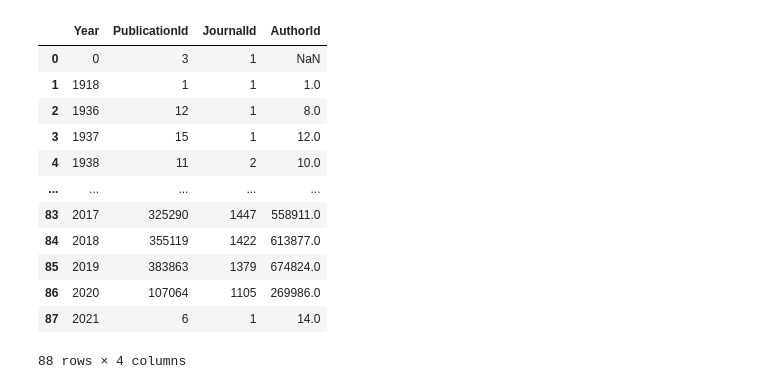
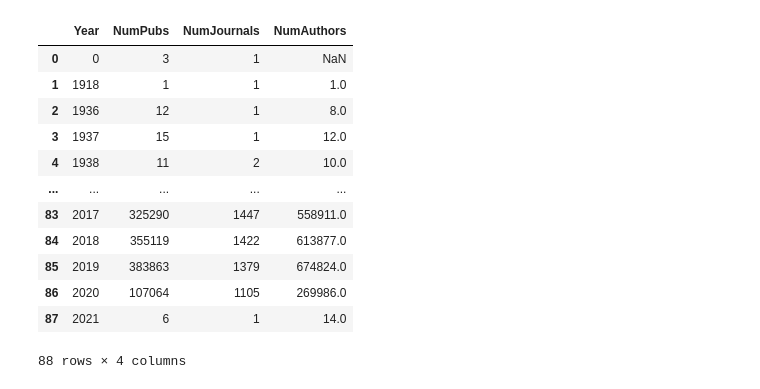
Before and after one commit to SciSciCollective/pyscisci, a Jupyter notebook: examples/The Growth of Science.ipynb, the cells around one changed output. Cells and saved outputs as stored; diff of their text form; code cells hidden in the pictures.

```diff
--- a/examples/The Growth of Science.ipynb
+++ b/examples/The Growth of Science.ipynb
@@ -46,25 +47,26 @@ aps_values
 # %%
 mydblp = pyscisci.DBLP(path2dblp)
 dblppubs = mydblp.load_publications(columns=['PublicationId', 'Year', 'JournalId'])
 pub2year = {pid:y for pid, y in dblppubs[['PublicationId', 'Year']].values}
 
 npubs_dblp = dblppubs.groupby('Year')['PublicationId'].nunique().to_frame().reset_index()
 njournals_dblp = dblppubs.groupby('Year')['JournalId'].nunique().to_frame().reset_index()
 
 
 dblpauthors = mydblp.load_publicationauthor(columns=['PublicationId', 'AuthorId'],
                                                       duplicate_subset=['PublicationId', 'AuthorId'])
 #pub2year = mydblp.pub2year
 dblpauthors['Year'] = [pub2year.get(pid, None) for pid in dblpauthors['PublicationId'].values]
 dblpauthors.dropna(inplace=True)
 
 nauthors_dblp = dblpauthors.groupby('Year')['AuthorId'].nunique().to_frame().reset_index()
 
 dblp_values = npubs_dblp.merge(njournals_dblp, how='left', on='Year')
 dblp_values = dblp_values.merge(nauthors_dblp, how='left', on='Year')
+dblp_values = dblp_values.rename(columns={'PublicationId':'NumPubs', 'JournalId':'NumJournals', 'AuthorId':'NumAuthors'})
 dblp_values
 # %% [output]
-|  | Year | PublicationId | JournalId | AuthorId |
+|  | Year | NumPubs | NumJournals | NumAuthors |
 | 0 | 0 | 3 | 1 | NaN |
 | 1 | 1918 | 1 | 1 | 1.0 |
 | 2 | 1936 | 12 | 1 | 8.0 |
```
Also changed, not shown: parts of 4 cells of this notebook, 9 other files.
